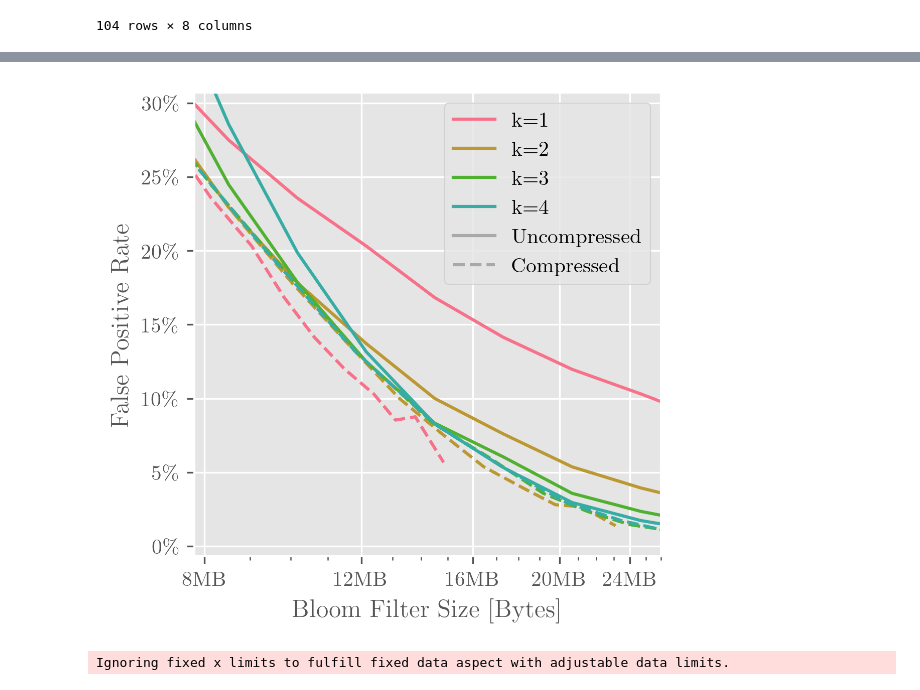
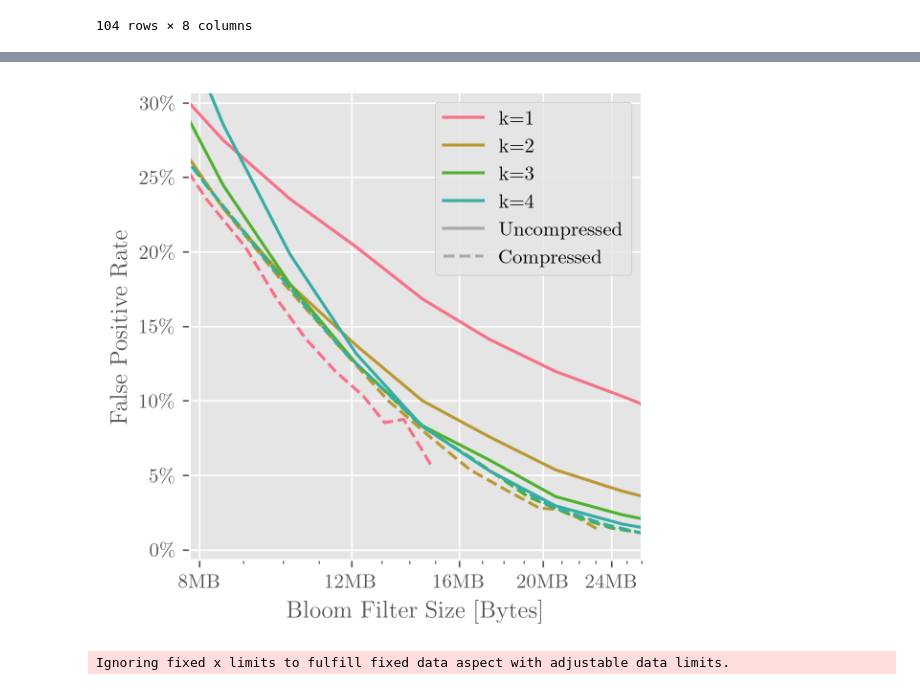
Before and after one commit to Pascal-So/peg-solitaire, a Jupyter notebook: evaluation/k.ipynb, the cells around one changed output, grey strips where cells are left out. Cells and saved outputs as stored; diff of their text form; code cells hidden in the pictures.

```diff
--- a/evaluation/k.ipynb
+++ b/evaluation/k.ipynb
@@ -105,35 +107,37 @@ for k in range(1, 5):
         label=f"k={k}",
         color=plotting_common.colors[k - 1],
     )
 
     plt.plot(
         data["compressed_size_bytes"],
         data["rate_false_positives"] * 100,
         linestyle="--",
         color=plotting_common.colors[k - 1],
     )
 
 plt.plot([], [], linestyle="-", color="darkgray", label="Uncompressed")
 plt.plot([], [], linestyle="--", color="darkgray", label="Compressed")
 
 plt.xscale("log")
 
 plt.xlim(7.8 * 2**20, 18 * 2**20)
 plt.ylim(-0.7, 30.7)
 
 plt.xlabel("Bloom Filter Size [Bytes]")
 plt.ylabel("False Positive Rate")
 plt.gca().yaxis.set_ticks([i for i in range(0, 31, 5)], minor=False)
 plt.gca().yaxis.set_major_formatter(plt.FuncFormatter(lambda x, pos: fr"{x:.0f}\%"))
 
 plotting_common.setup_bytes_formatters(plt.gca().xaxis)
 plt.gca().xaxis.set_ticks([m * 2**20 for m in [8, 12, 16, 20, 24]])
 plt.gca().xaxis.set_ticks([m * 2**20 for m in range(8, 27)], minor=True)
 plt.gcf().set_size_inches(4, 4)
 
-_ = plt.legend()
+plt.legend()
+plt.tight_layout()
+plt.savefig('../report/img/k-vs-compression.pdf')
 # %% [output]
-[figure, old version]
+[figure, new version]
 # %%
 for k in range(1, 5):
     data = df[df["k"] == k]
```
Also changed, not shown: parts of 1 cell of this notebook, 16 other files.
